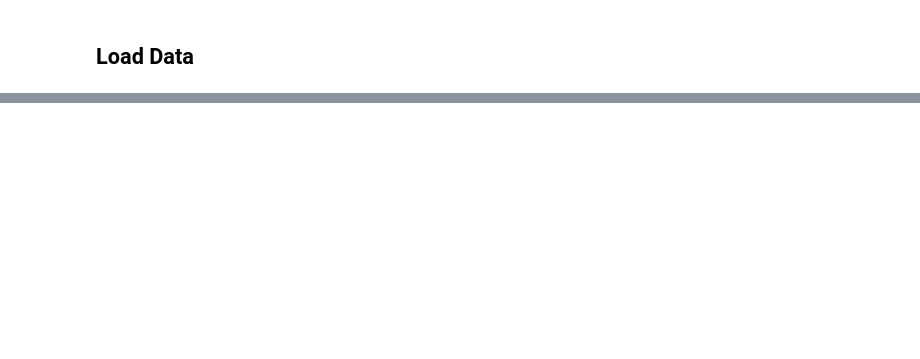
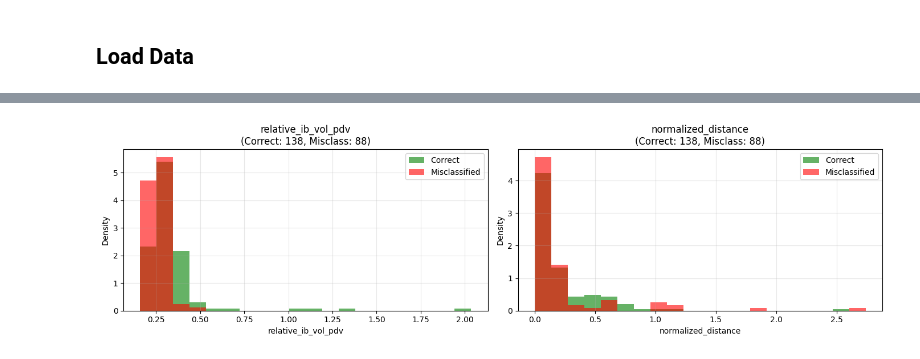
Before and after one commit to k4mik4zekyo-afk/initialbalanceanalysis, a Jupyter notebook: feature_engineering_and_model_evaluation.ipynb, the cells around one changed output, grey strips where cells are left out. Saved outputs shown, nothing was run; the diff lists cells and outputs as text; code cells hidden in the pictures; blank space fills up the shorter version.

```diff
--- a/feature_engineering_and_model_evaluation.ipynb
+++ b/feature_engineering_and_model_evaluation.ipynb
@@ -368,31 +529,15 @@ For both baseline and expanded feature sets.
 models = {
     'Decision Tree': DecisionTreeClassifier(
         max_depth=5,
-        class_weight='balanced',
         random_state=42
     ),
     'Random Forest': RandomForestClassifier(
         n_estimators=100,
         max_depth=5,
-        class_weight='balanced',
         random_state=42,
         n_jobs=-1
     )
 }
-
-# Try to import XGBoost (optional)
-try:
-    from xgboost import XGBClassifier
-    models['XGBClassifier'] = XGBClassifier(
-        max_depth=5,
-        n_estimators=100,
-        scale_pos_weight=(y_clean == 0).sum() / (y_clean == 1).sum(),
-        random_state=42,
-        eval_metric='logloss'
-    )
-    print("XGBoost available and added to models")
-except ImportError:
-    print("XGBoost not available - will train Decision Tree and Random Forest only")
 
 # Define cross-validation strategy
 cv = StratifiedKFold(n_splits=5, shuffle=True, random_state=42)
@@ -785,0 +1305,75 @@ normalized_distance = nearest_prior_level_to_open_distance / (prev_pdh - prev_pd
+# %%
+# Feature Distribution Analysis: Correctly Classified vs Misclassified Samples
+import matplotlib.pyplot as plt
+import numpy as np
+
+# Get correctly classified sample indices
+all_indices = X_expanded_clean[best_features].index
+correctly_classified_indices = all_indices.difference(misclassified_indices)
+
+# Extract correctly classified samples
+X_correct = X_expanded_clean[best_features].loc[correctly_classified_indices]
+y_correct = y_clean.loc[correctly_classified_indices]
+
+print(f"Sample breakdown:")
+print(f"  Correctly classified: {len(X_correct)}")
+print(f"  Misclassified: {len(X_misclassified)}")
+print(f"  Total: {len(X_expanded_clean[best_features])}")
+print(f"  Error rate: {len(X_misclassified) / len(X_expanded_clean[best_features]):.1%}\n")
+
+# Create histograms for each feature
+n_features = len(best_features)
+n_cols = 2
+n_rows = (n_features + 1) // 2
+
+fig, axes = plt.subplots(n_rows, n_cols, figsize=(14, 4 * n_rows))
+axes = axes.flatten() if n_features > 1 else [axes]
+
+for idx, feature in enumerate(best_features):
+    ax = axes[idx]
+
+    # Get feature values
+    correct_values = X_correct[feature]
+    misclass_values = X_misclassified[feature]
+
+    # Determine bins based on combined data
+    all_values = pd.concat([correct_values, misclass_values])
+    bins = np.histogram_bin_edges(all_values, bins=20)
+
+    # Plot histograms
+    ax.hist(correct_values, bins=bins, alpha=0.6, label='Correct', color='green', density=True)
+    ax.hist(misclass_values, bins=bins, alpha=0.6, label='Misclassified', color='red', density=True)
+
+    ax.set_xlabel(feature)
+    ax.set_ylabel('Density')
+    ax.set_title(f'{feature}\n(Correct: {len(correct_values)}, Misclass: {len(misclass_values)})')
+    ax.legend()
+    ax.grid(True, alpha=0.3)
+
+# Remove extra subplots if odd number of features
+for idx in range(n_features, len(axes)):
+    fig.delaxes(axes[idx])
+
+plt.tight_layout()
+plt.show()
+
+# Statistical comparison: Print means and std for each feature
+print("\n" + "="*80)
+print("FEATURE STATISTICS COMPARISON")
+print("="*80)
+print(f"{'Feature':<30} {'Correct Mean':<15} {'Misclass Mean':<15} {'Difference'}")
+print("-"*80)
+
+for feature in best_features:
+    correct_mean = X_correct[feature].mean()
+    misclass_mean = X_misclassified[feature].mean()
+    diff = misclass_mean - correct_mean
+    diff_pct = (diff / correct_mean * 100) if correct_mean != 0 else 0
+
+    print(f"{feature:<30} {correct_mean:>12.4f}    {misclass_mean:>12.4f}    {diff:>+8.4f} ({diff_pct:>+6.1f}%)")
+
+print("\nInterpretation:")
+print("- Look for features where misclassified samples have distinctly different distributions")
+print("- Large differences in means may indicate regime splits or edge cases")
+print("- Bimodal distributions in misclassified samples suggest two different failure modes")
+# %% [output]
@@ -785,0 +1385 @@ normalized_distance = nearest_prior_level_to_open_distance / (prev_pdh - prev_pd
+[figure, added]
```
Also changed, not shown: parts of 55 cells of this notebook, 22 other files.
